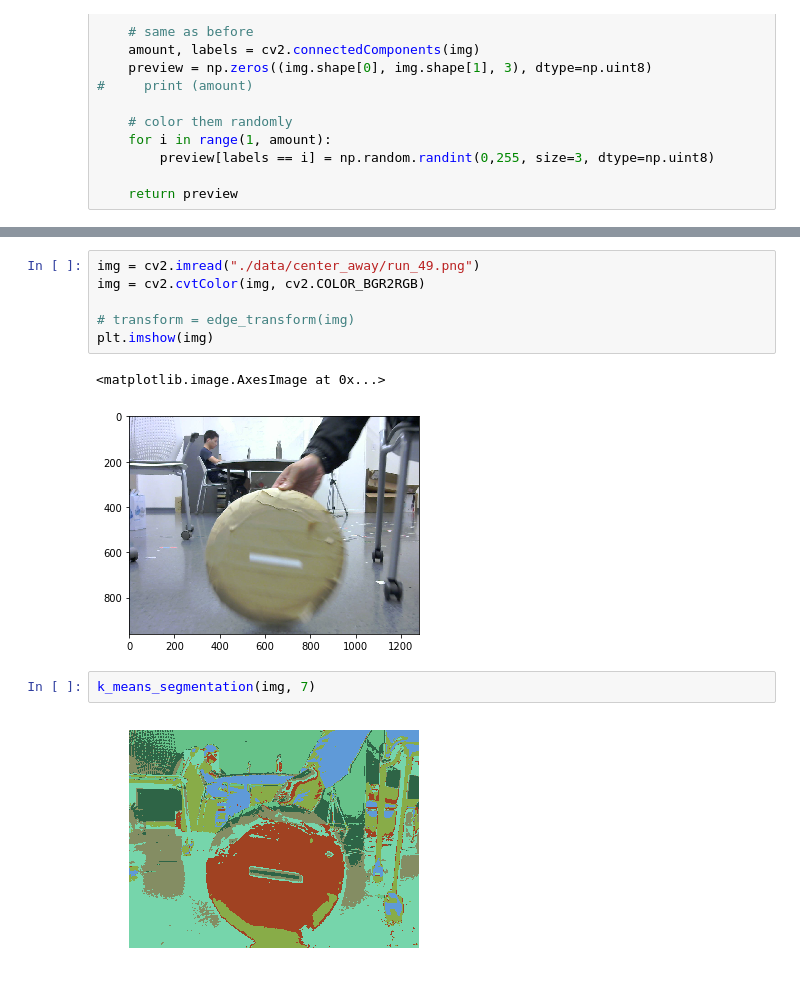
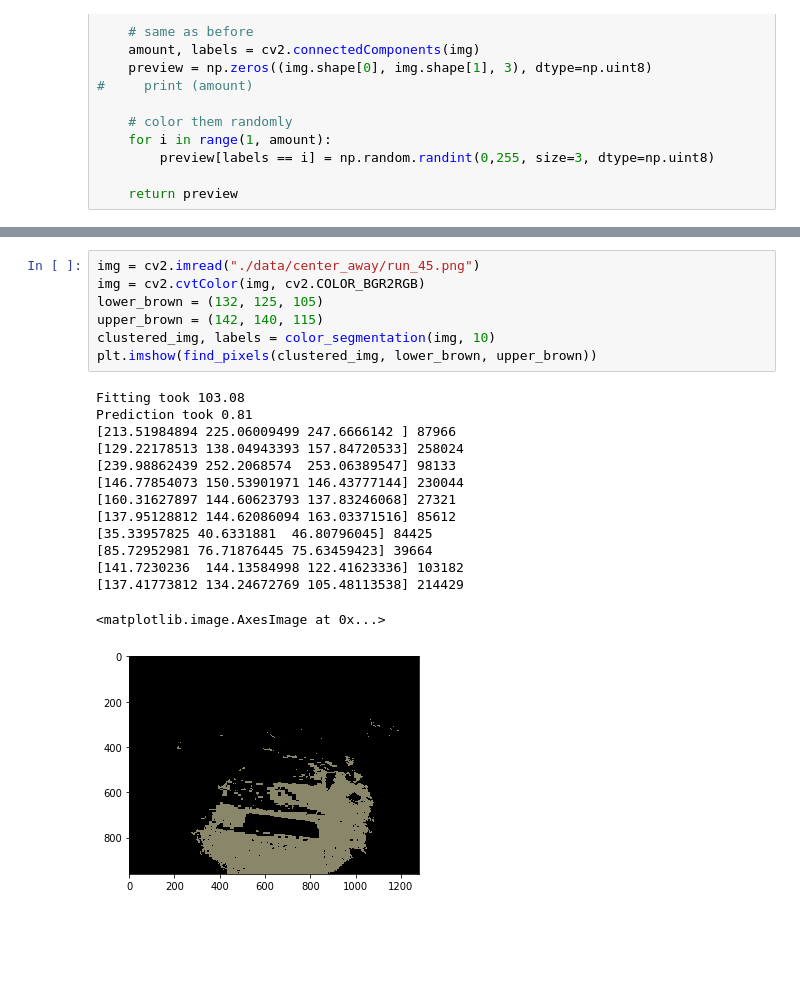
Before and after one commit to mykobob/RFID-Vision-Fusion, a Jupyter notebook: SegmentColor.ipynb, the cells around one changed output, grey strips where cells are left out. Saved outputs shown, nothing was run; the diff lists cells and outputs as text; blank space fills up the shorter version.

Commit message:
using GMMs to color segment. no radius calculation yet

```diff
--- a/SegmentColor.ipynb
+++ b/SegmentColor.ipynb
@@ -80,13 +116,22 @@ def k_means_segmentation(img, num_clusters):
 # %%
-img = cv2.imread("./data/center_away/run_49.png")
+img = cv2.imread("./data/center_away/run_45.png")
 img = cv2.cvtColor(img, cv2.COLOR_BGR2RGB)
-
-# transform = edge_transform(img)
-plt.imshow(img)
+lower_brown = (132, 125, 105)
+upper_brown = (142, 140, 115)
+clustered_img, labels = color_segmentation(img, 10)
+plt.imshow(find_pixels(clustered_img, lower_brown, upper_brown))
 # %% [output]
-<matplotlib.image.AxesImage at 0x...>
+Fitting took 103.08
+Prediction took 0.81
+[213.51984894 225.06009499 247.6666142 ] 87966
+[129.22178513 138.04943393 157.84720533] 258024
+[239.98862439 252.2068574  253.06389547] 98133
+[146.77854073 150.53901971 146.43777144] 230044
+[160.31627897 144.60623793 137.83246068] 27321
+[137.95128812 144.62086094 163.03371516] 85612
+[35.33957825 40.6331881  46.80796045] 84425
+[85.72952981 76.71876445 75.63459423] 39664
+[141.7230236  144.13584998 122.41623336] 103182
+[137.41773812 134.24672769 105.48113538] 214429
+<matplotlib.image.AxesImage at 0x...>
-[figure, old version]
+[figure, new version]
-# %%
-k_means_segmentation(img, 7)
-# %% [output]
-[figure, removed]
```
Also changed, not shown: parts of 9 cells of this notebook.
